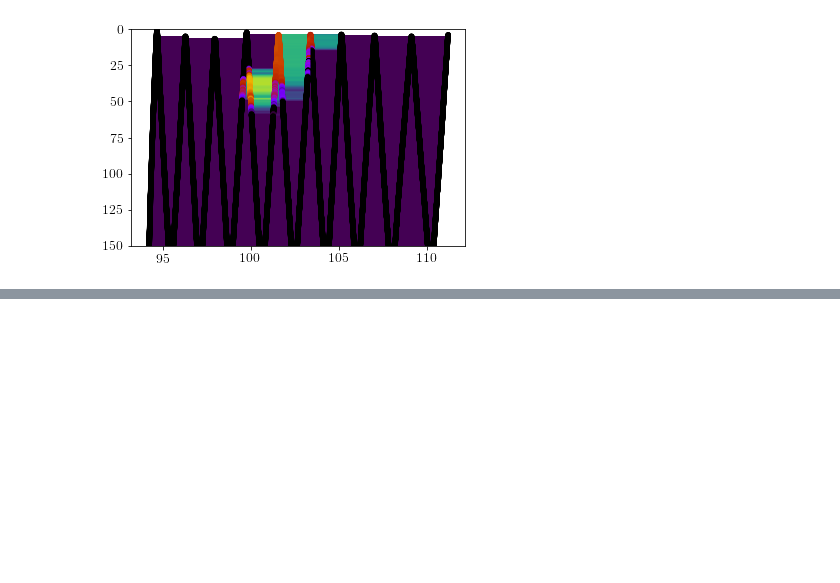
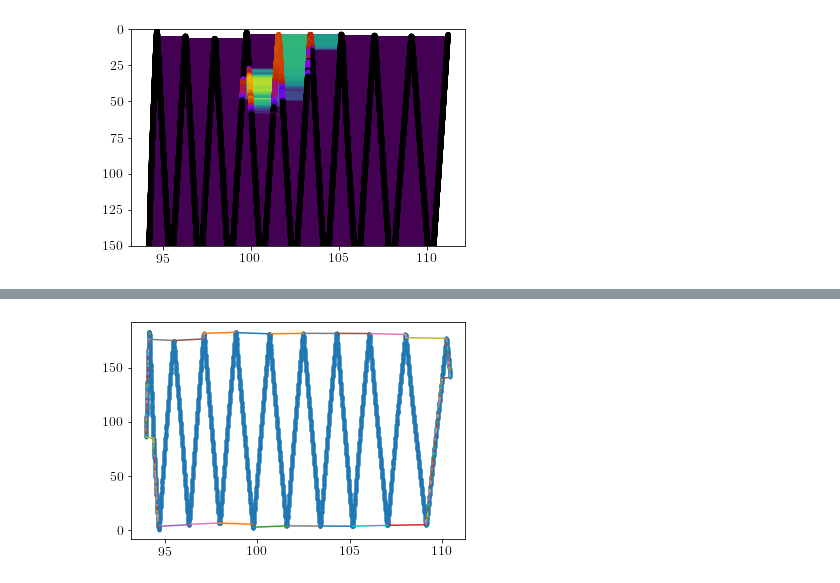
Before and after one commit to wenegrat/LATMIXDYE, a Jupyter notebook: MakeDyeObsSlicePlot.ipynb, the cells around one changed output, grey strips where cells are left out. Cells and saved outputs as stored; diff of their text form; code cells hidden in the pictures; blank space fills up the shorter version.

```diff
--- a/MakeDyeObsSlicePlot.ipynb
+++ b/MakeDyeObsSlicePlot.ipynb
@@ -836,0 +966,15 @@ plt.pcolor(depth)
+# %%
+alpha = .4
+points = np.array((shiplog_ts[span], depth_ts[span])).T
+# Computing the alpha shape
+edges = alpha_shape(points, alpha=1.2, only_outer=True)
+
+# Plotting the output
+plt.figure()
+plt.plot(points[:, 0], points[:, 1], '.')
+for i, j in edges:
+    plt.plot(points[[i, j], 0], points[[i, j], 1])
+
+hull_path = Path( points[hull.vertices] )
+# %% [output]
+[figure, added]
```
Also changed, not shown: parts of 32 cells of this notebook, 3 other files.
